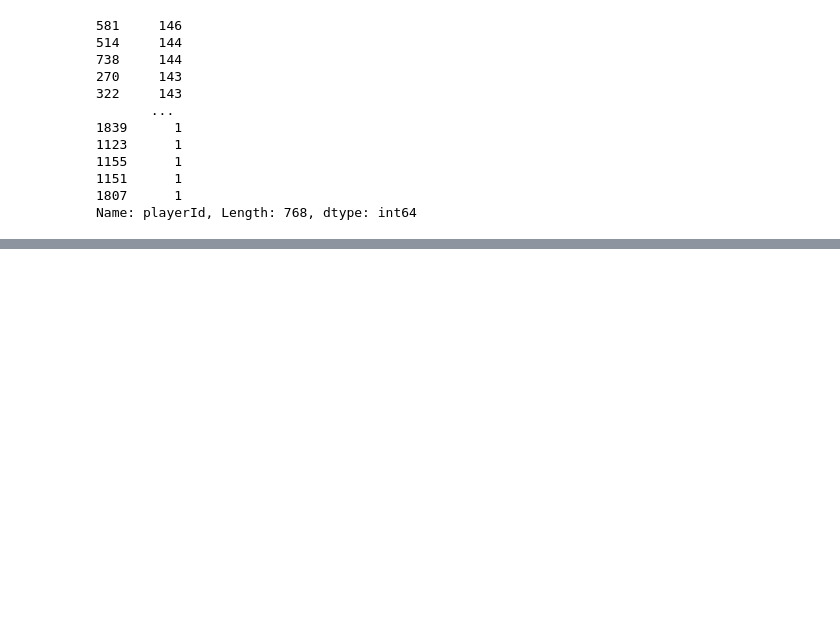
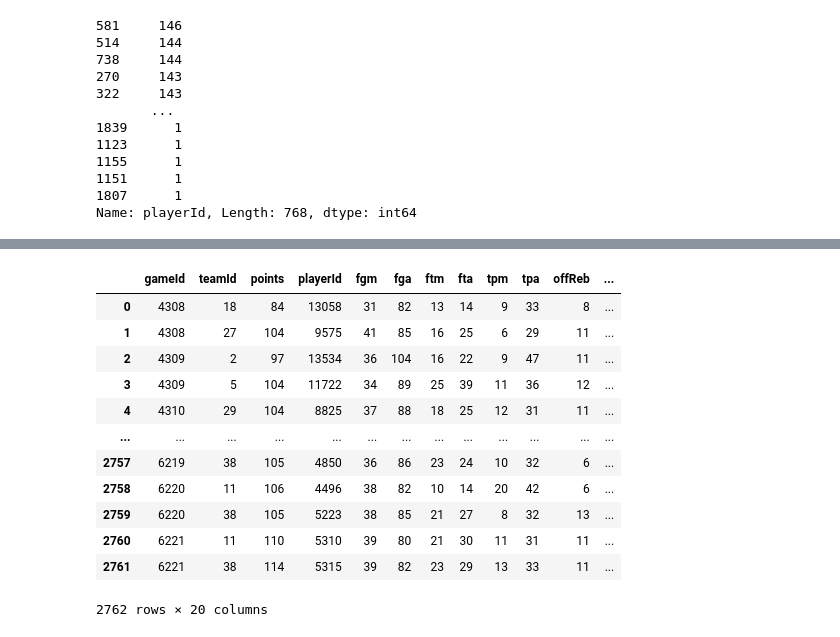
Before and after one commit to justinthe/NBA_API, a Jupyter notebook: code/eda_1.ipynb, the cells around one changed output, grey strips where cells are left out. Drawn from its saved outputs; the diff is of its cells as text; code cells hidden in the pictures; blank space fills up the shorter version.

```diff
--- a/code/eda_1.ipynb
+++ b/code/eda_1.ipynb
@@ -47,0 +73,2 @@ Name: playerId, Length: 768, dtype: int64
+# %%
+byGame_n_team = data.groupby(['gameId', 'teamId']).agg('sum').reset_index()
@@ -47,0 +84,16 @@ Name: playerId, Length: 768, dtype: int64
+# %%
+byGame_n_team
+# %% [output]
+|  | gameId | teamId | points | playerId | fgm | fga | ftm | fta | tpm | tpa | offReb | ... |
+| 0 | 4308 | 18 | 84 | 13058 | 31 | 82 | 13 | 14 | 9 | 33 | 8 | ... |
+| 1 | 4308 | 27 | 104 | 9575 | 41 | 85 | 16 | 25 | 6 | 29 | 11 | ... |
+| 2 | 4309 | 2 | 97 | 13534 | 36 | 104 | 16 | 22 | 9 | 47 | 11 | ... |
+| 3 | 4309 | 5 | 104 | 11722 | 34 | 89 | 25 | 39 | 11 | 36 | 12 | ... |
+| 4 | 4310 | 29 | 104 | 8825 | 37 | 88 | 18 | 25 | 12 | 31 | 11 | ... |
+| ... | ... | ... | ... | ... | ... | ... | ... | ... | ... | ... | ... | ... |
+| 2757 | 6219 | 38 | 105 | 4850 | 36 | 86 | 23 | 24 | 10 | 32 | 6 | ... |
+| 2758 | 6220 | 11 | 106 | 4496 | 38 | 82 | 10 | 14 | 20 | 42 | 6 | ... |
+| 2759 | 6220 | 38 | 105 | 5223 | 38 | 85 | 21 | 27 | 8 | 32 | 13 | ... |
+| 2760 | 6221 | 11 | 110 | 5310 | 39 | 80 | 21 | 30 | 11 | 31 | 11 | ... |
+| 2761 | 6221 | 38 | 114 | 5315 | 39 | 82 | 23 | 29 | 13 | 33 | 11 | ... |
+2762 rows × 20 columns
```
Also changed, not shown: parts of 8 cells of this notebook, 2 other files.
